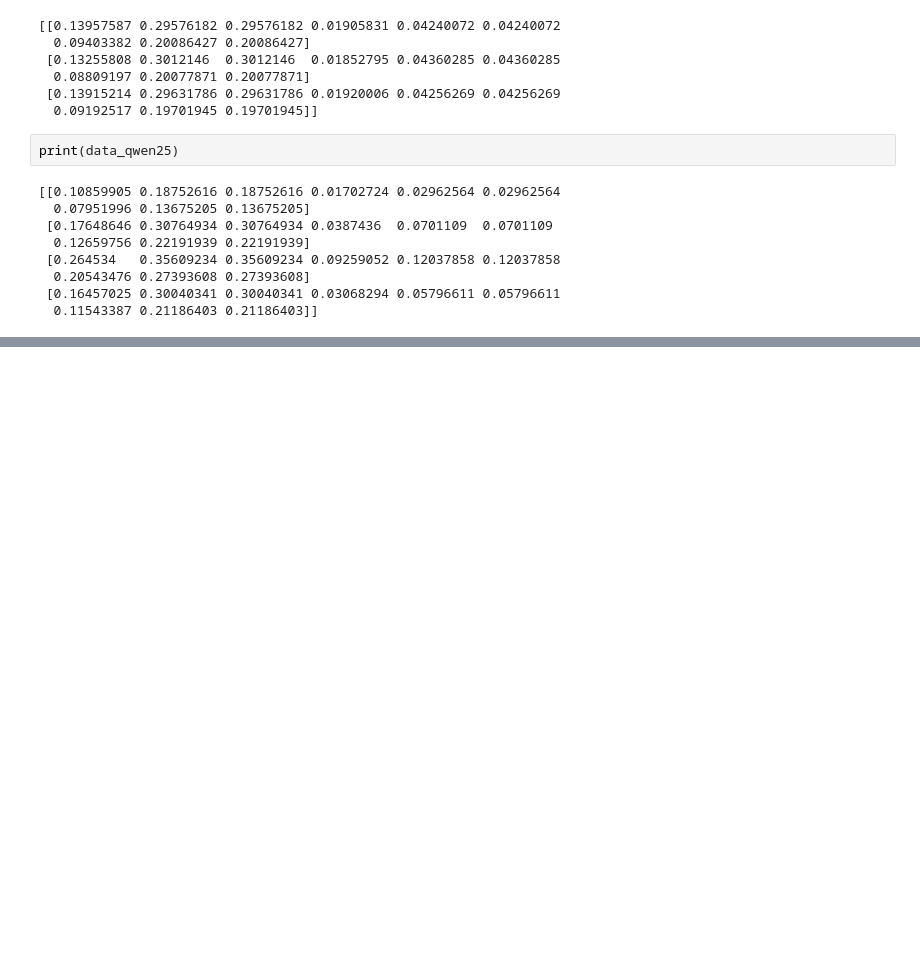
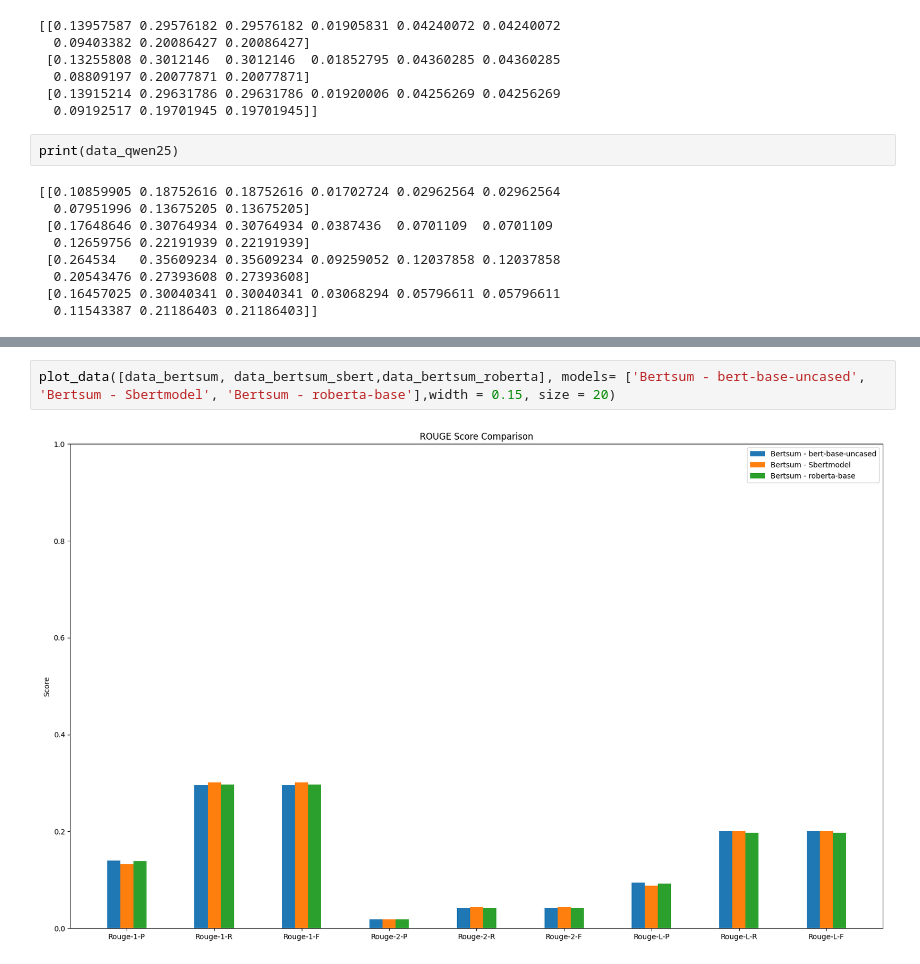
Before and after one commit to Elbergg/llm-projekt, a Jupyter notebook: projekt.ipynb, the cells around one changed output, grey strips where cells are left out. Cells and saved outputs as stored; diff of their text form; blank space fills up the shorter version.

```diff
--- a/projekt.ipynb
+++ b/projekt.ipynb
@@ -675,0 +678,4 @@ plot_data([data_ft, data_1,data_3, data_zero_shot,data_instruct_15], models=[""]
+# %%
+plot_data([data_bertsum, data_bertsum_sbert,data_bertsum_roberta], models= ['Bertsum - bert-base-uncased', 'Bertsum - Sbertmodel', 'Bertsum - roberta-base'],width = 0.15, size = 20)
+# %% [output]
+[figure, added]
```
Also changed, not shown: parts of 4 cells of this notebook.
